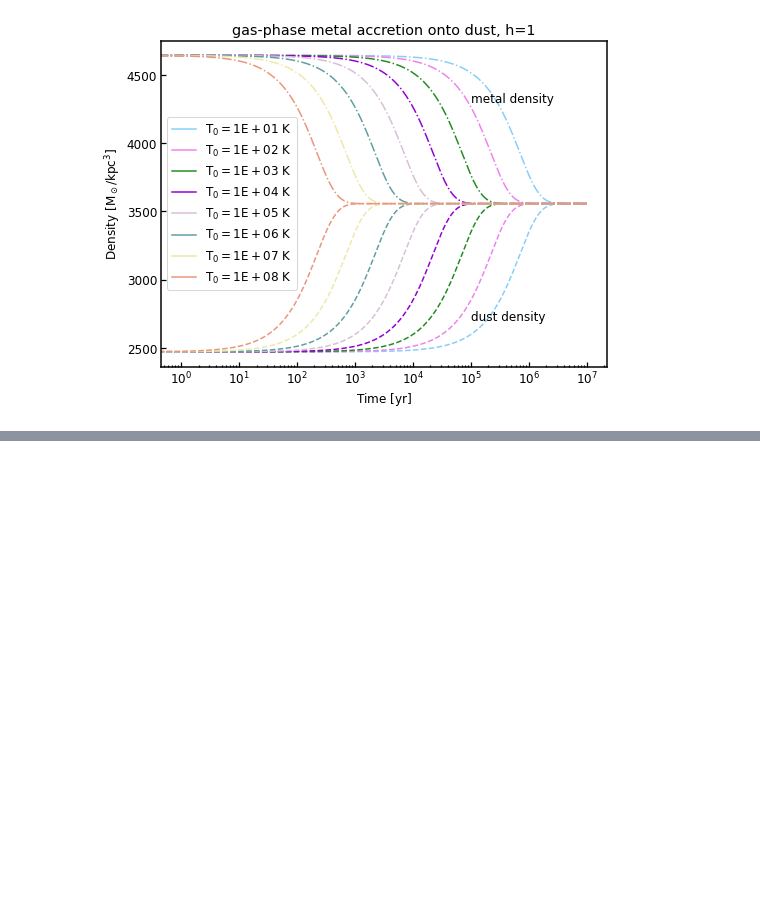
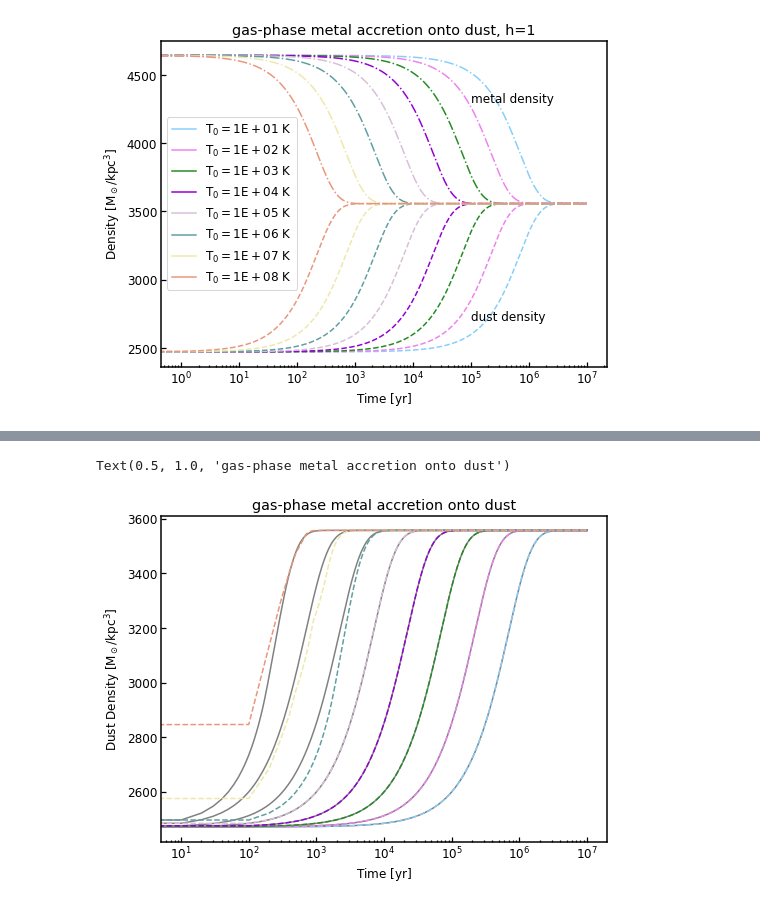
Before and after one commit to helenarichie/my_scripts, a Jupyter notebook: cholla/dust_model/numerical_solution_accretion.ipynb, the cells around one changed output, grey strips where cells are left out. Drawn from its saved outputs; the diff is of its cells as text; code cells hidden in the pictures; blank space fills up the shorter version.

Commit message:
update solutions

```diff
--- a/cholla/dust_model/numerical_solution_accretion.ipynb
+++ b/cholla/dust_model/numerical_solution_accretion.ipynb
@@ -138,7 +138,7 @@ def evolve_solutions(h, n, T_arr, T_colors):
                 d_dust[j][i+1] = integrator.d_dust
                 d_metal[j][i+1] = integrator.d_metal
 
-    return d_dust, d_metal, integrator
+    return d_dust, d_metal
 # %%
 T_arr = [10, 100, 1000, 1e4, 1e5, 1e6, 1e7, 1e8]
 T_colors = ["lightskyblue", "violet", "forestgreen", "darkviolet", "thistle", "cadetblue",
@@ -147,7 +147,7 @@ T_colors = ["lightskyblue", "violet", "forestgreen", "darkviolet", "thistle", "c
 h = 1
 n = 1e-2
 
-dd, dm, acc_integrator = evolve_solutions(h, n, T_arr, T_colors)
+dd, dm = evolve_solutions(h, n, T_arr, T_colors)
 # %% [output]
 Gas temperature: 1.0E+01 K
 Gas initial density: 2.47120E+05 M_sun/kpc^3
@@ -181,3 +170,17 @@ ax.set_title(f"gas-phase metal accretion onto dust, h={h}")
 plt.savefig("/Users/helenarichie/GitHub/helenarichie.github.io/assets/img/posts/accretion_numerical.png", facecolor="white")
 # %% [output]
 [figure]
+# %%
+T_arr = [10, 100, 1000, 1e4, 1e5, 1e6, 1e7, 1e8]
+T_colors = ["lightskyblue", "violet", "forestgreen", "darkviolet", "thistle", "cadetblue",
+            "palegoldenrod", "darksalmon", "indigo"]
+
+h = 100
+n = 1e-2
+
+dd, dm = evolve_solutions(h, n, T_arr, T_colors)
+
+h = 10
+n = 1e-2
+
+dd10, dm10 = evolve_solutions(h, n, T_arr, T_colors)
@@ -183,0 +205,14 @@ plt.savefig("/Users/helenarichie/GitHub/helenarichie.github.io/assets/img/posts/
+# %%
+fig, ax = plt.subplots(nrows=1, ncols=1, sharex=True, figsize=(8,6))
+for j, T in enumerate(T_arr):
+    ax.semilogx(np.arange(0, 1e7, 100), dd[j], linestyle="--", color=T_colors[j], label=f"$T_0={T:.0E}~K$")
+    #ax.semilogx(np.arange(0, 1e7, 100), dm[j], linestyle="-", color=T_colors[j], label=f"$T_0={T:.0E}~K$")
+    #ax.semilogx(np.arange(0, 1e7, 10), dm10[j], linestyle="-", color="grey", label=f"$T_0={T:.0E}~K$", zorder=0)
+    ax.semilogx(np.arange(0, 1e7, 10), dd10[j], linestyle="-", color="grey", label=f"$T_0={T:.0E}~K$", zorder=0)
+ax.set_xlabel("Time$~[yr]$")
+ax.set_ylabel(r"Dust Density$~[M_\odot/kpc^3]$")
+#ax.legend()
+ax.set_title(f"gas-phase metal accretion onto dust")
+# %% [output]
+Text(0.5, 1.0, 'gas-phase metal accretion onto dust')
+[figure, added]
```
Also changed, not shown: parts of 2 cells of this notebook, 2 other files.
